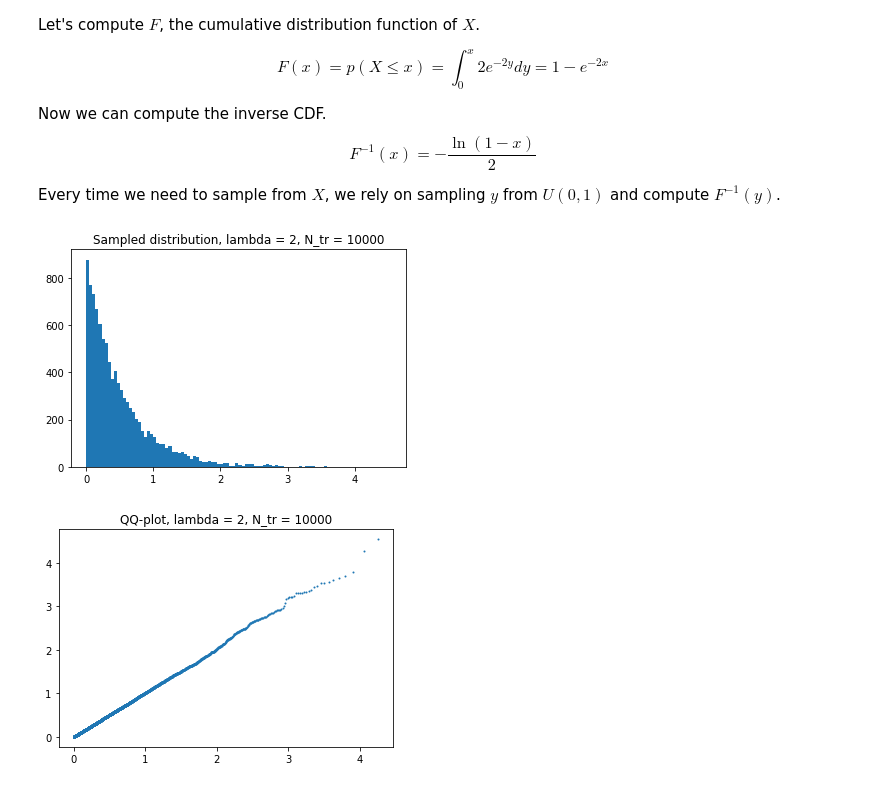
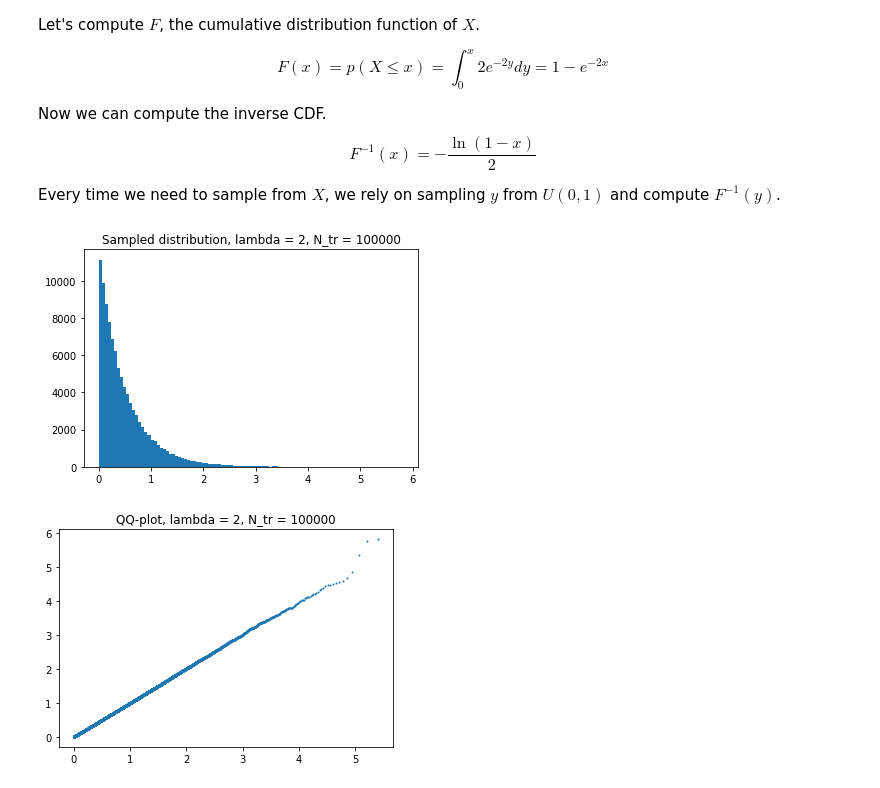
Before and after one commit to davidezanella/spe-assignments, a Jupyter notebook: Homework 2/delivery/report.ipynb, the cells around one changed output. Saved outputs shown, nothing was run; the diff lists cells and outputs as text; code cells hidden in the pictures.

```diff
--- a/Homework 2/delivery/report.ipynb
+++ b/Homework 2/delivery/report.ipynb
@@ -1018,7 +1018,7 @@ def execute(N_trials, mean, mean_against, distr=False, qqplot=True):
         plt.title('QQ-plot, lambda = {}, N_tr = {}'.format(a, N_tr))
         plt.show()
 # %%
-execute(10000, 2, 2, True, True)
+execute(100000, 2, 2, True, True)
 # %% [output]
-[figure, old version]
+[figure, new version]
-[figure, old version]
+[figure, new version]
```
Also changed, not shown: parts of 2 cells of this notebook.
